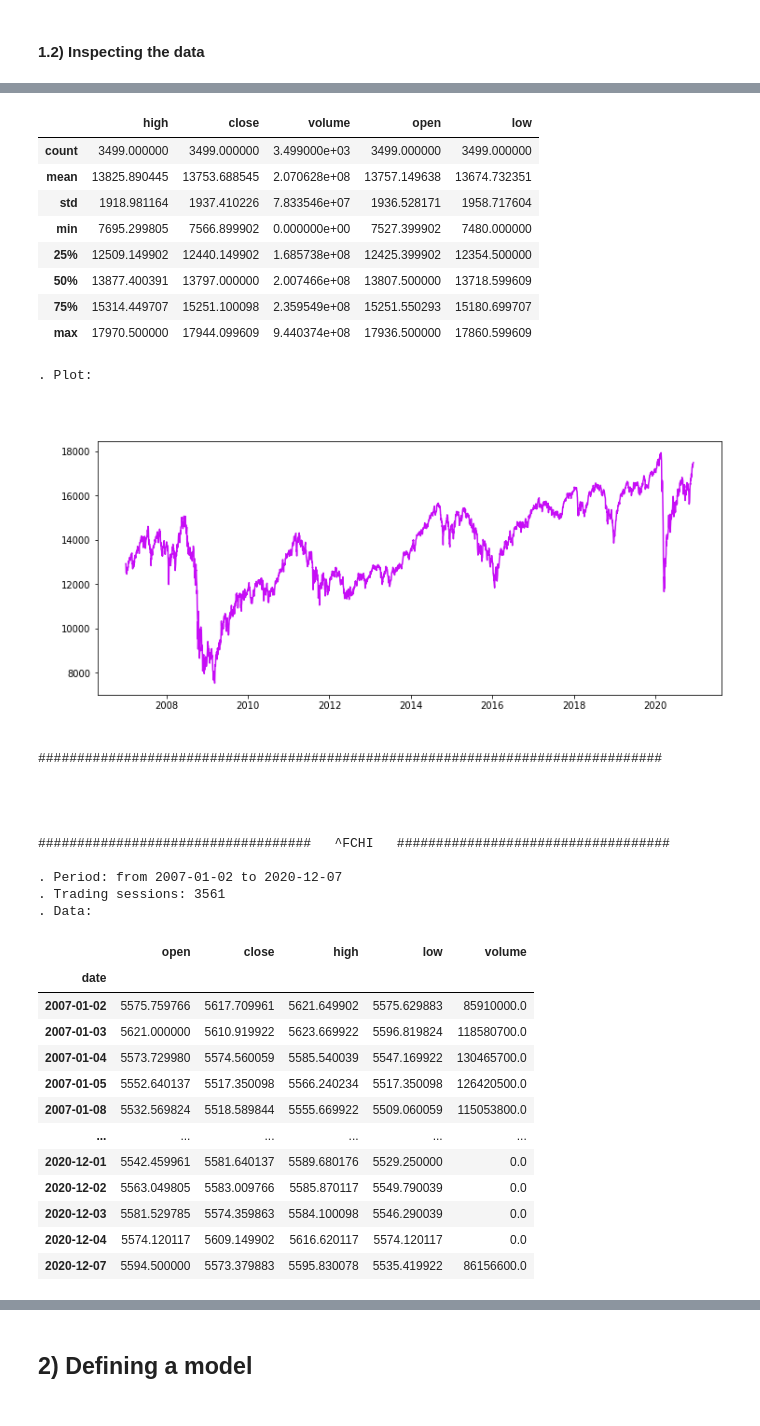
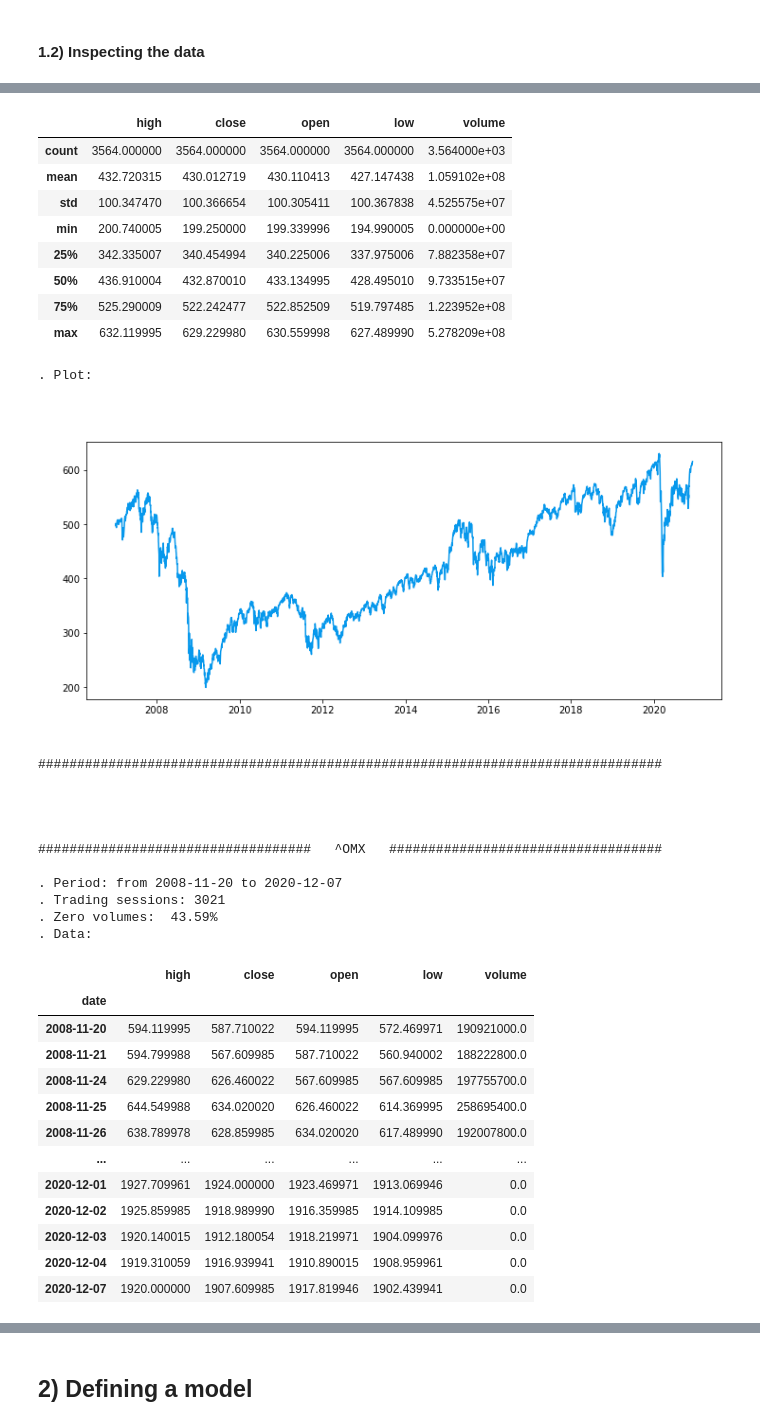
Before and after one commit to Talendar/stocks_prices_prediction, a Jupyter notebook: multi_stocks_price_prediction.ipynb, the cells around one changed output, grey strips where cells are left out. Cells and saved outputs as stored; diff of their text form; code cells hidden in the pictures.

```diff
--- a/multi_stocks_price_prediction.ipynb
+++ b/multi_stocks_price_prediction.ipynb
@@ -164,5 +145,4 @@ for symbol, sdata in multi_data.stocks:
         print("\n\n" + "#"*80 + "\n\n")
 
 print(f"Total number of trading sessions: {total_sessions}")
-Javascript("google.colab.output.setIframeHeight('300px');")
 # %% [output]
@@ -188,35 +169,36 @@ Javascript("google.colab.output.setIframeHeight('300px');")
 . Statistics:
-|  | high | close | volume | open | low |
-| count | 3499.000000 | 3499.000000 | 3.499000e+03 | 3499.000000 | 3499.000000 |
-| mean | 13825.890445 | 13753.688545 | 2.070628e+08 | 13757.149638 | 13674.732351 |
-| std | 1918.981164 | 1937.410226 | 7.833546e+07 | 1936.528171 | 1958.717604 |
-| min | 7695.299805 | 7566.899902 | 0.000000e+00 | 7527.399902 | 7480.000000 |
-| 25% | 12509.149902 | 12440.149902 | 1.685738e+08 | 12425.399902 | 12354.500000 |
-| 50% | 13877.400391 | 13797.000000 | 2.007466e+08 | 13807.500000 | 13718.599609 |
-| 75% | 15314.449707 | 15251.100098 | 2.359549e+08 | 15251.550293 | 15180.699707 |
-| max | 17970.500000 | 17944.099609 | 9.440374e+08 | 17936.500000 | 17860.599609 |
+|  | high | close | open | low | volume |
+| count | 3564.000000 | 3564.000000 | 3564.000000 | 3564.000000 | 3.564000e+03 |
+| mean | 432.720315 | 430.012719 | 430.110413 | 427.147438 | 1.059102e+08 |
+| std | 100.347470 | 100.366654 | 100.305411 | 100.367838 | 4.525575e+07 |
+| min | 200.740005 | 199.250000 | 199.339996 | 194.990005 | 0.000000e+00 |
+| 25% | 342.335007 | 340.454994 | 340.225006 | 337.975006 | 7.882358e+07 |
+| 50% | 436.910004 | 432.870010 | 433.134995 | 428.495010 | 9.733515e+07 |
+| 75% | 525.290009 | 522.242477 | 522.852509 | 519.797485 | 1.223952e+08 |
+| max | 632.119995 | 629.229980 | 630.559998 | 627.489990 | 5.278209e+08 |
 . Plot:
-[figure, old version]
+[figure, new version]
 ################################################################################
 
 
 
 
-###################################   ^FCHI   ###################################
+###################################   ^OMX   ###################################
 
-. Period: from 2007-01-02 to 2020-12-07
-. Trading sessions: 3561
+. Period: from 2008-11-20 to 2020-12-07
+. Trading sessions: 3021
+. Zero volumes:  43.59%
 . Data:
-|  | open | close | high | low | volume |
+|  | high | close | open | low | volume |
 | date |  |  |  |  |  |
-| 2007-01-02 | 5575.759766 | 5617.709961 | 5621.649902 | 5575.629883 | 85910000.0 |
-| 2007-01-03 | 5621.000000 | 5610.919922 | 5623.669922 | 5596.819824 | 118580700.0 |
-| 2007-01-04 | 5573.729980 | 5574.560059 | 5585.540039 | 5547.169922 | 130465700.0 |
-| 2007-01-05 | 5552.640137 | 5517.350098 | 5566.240234 | 5517.350098 | 126420500.0 |
-| 2007-01-08 | 5532.569824 | 5518.589844 | 5555.669922 | 5509.060059 | 115053800.0 |
+| 2008-11-20 | 594.119995 | 587.710022 | 594.119995 | 572.469971 | 190921000.0 |
+| 2008-11-21 | 594.799988 | 567.609985 | 587.710022 | 560.940002 | 188222800.0 |
+| 2008-11-24 | 629.229980 | 626.460022 | 567.609985 | 567.609985 | 197755700.0 |
+| 2008-11-25 | 644.549988 | 634.020020 | 626.460022 | 614.369995 | 258695400.0 |
+| 2008-11-26 | 638.789978 | 628.859985 | 634.020020 | 617.489990 | 192007800.0 |
 | ... | ... | ... | ... | ... | ... |
-| 2020-12-01 | 5542.459961 | 5581.640137 | 5589.680176 | 5529.250000 | 0.0 |
-| 2020-12-02 | 5563.049805 | 5583.009766 | 5585.870117 | 5549.790039 | 0.0 |
-| 2020-12-03 | 5581.529785 | 5574.359863 | 5584.100098 | 5546.290039 | 0.0 |
-| 2020-12-04 | 5574.120117 | 5609.149902 | 5616.620117 | 5574.120117 | 0.0 |
-| 2020-12-07 | 5594.500000 | 5573.379883 | 5595.830078 | 5535.419922 | 86156600.0 |
+| 2020-12-01 | 1927.709961 | 1924.000000 | 1923.469971 | 1913.069946 | 0.0 |
+| 2020-12-02 | 1925.859985 | 1918.989990 | 1916.359985 | 1914.109985 | 0.0 |
+| 2020-12-03 | 1920.140015 | 1912.180054 | 1918.219971 | 1904.099976 | 0.0 |
+| 2020-12-04 | 1919.310059 | 1916.939941 | 1910.890015 | 1908.959961 | 0.0 |
+| 2020-12-07 | 1920.000000 | 1907.609985 | 1917.819946 | 1902.439941 | 0.0 |
```
Also changed, not shown: parts of 17 cells of this notebook.
